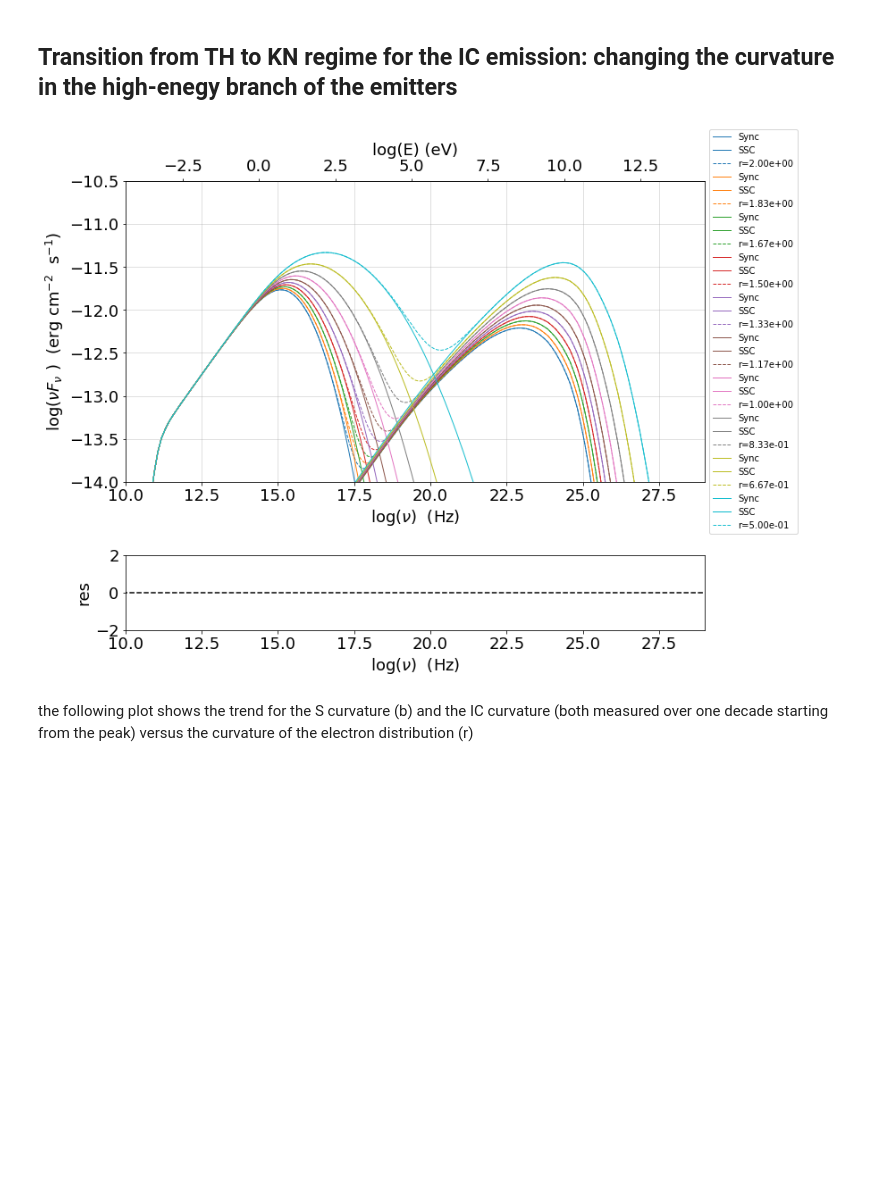
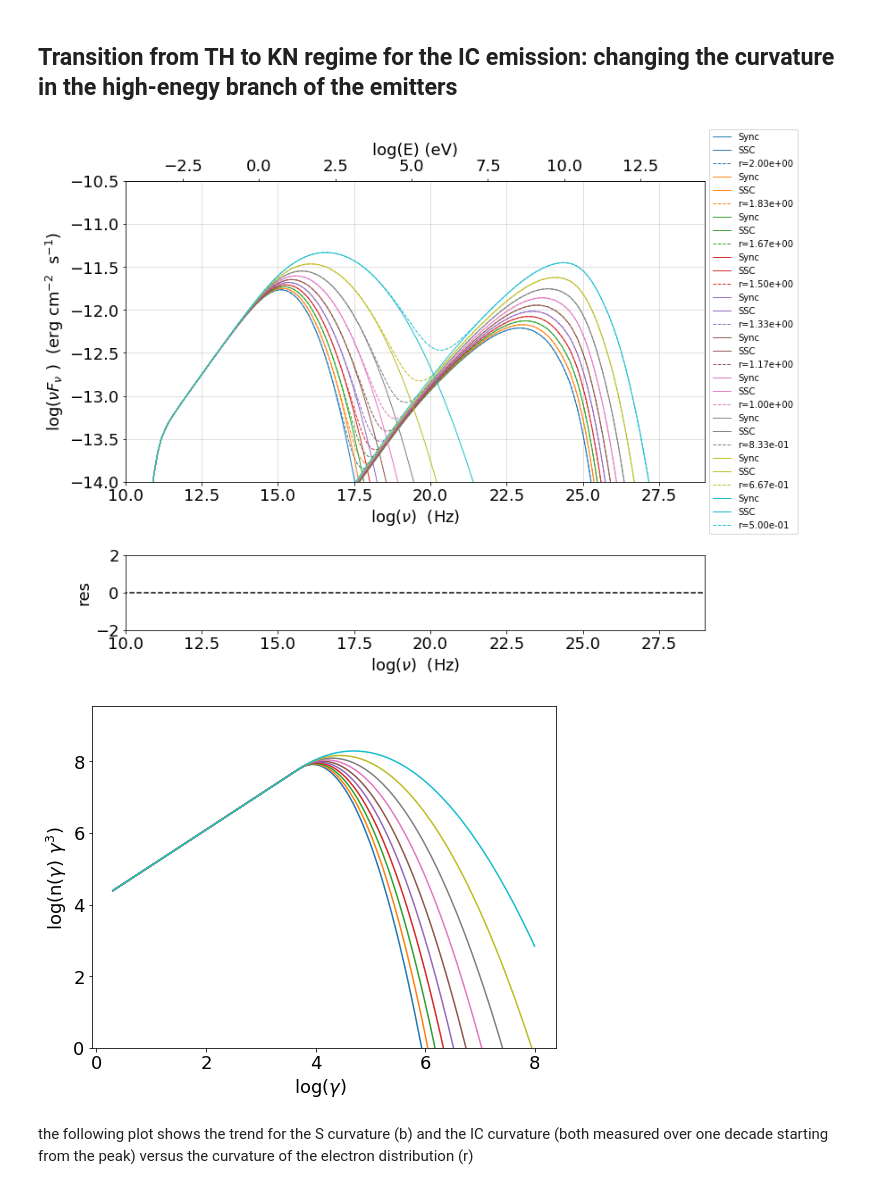
Before and after one commit to andreatramacere/UniGe_HighEnergy_Astrophysics_Lesson, a Jupyter notebook: Tutorial_2.ipynb, the cells around one changed output. Drawn from its saved outputs; the diff is of its cells as text; code cells hidden in the pictures; blank space fills up the shorter version.

```diff
--- a/Tutorial_2.ipynb
+++ b/Tutorial_2.ipynb
@@ -470,7 +475,8 @@ my_jet=Jet(electron_distribution='lppl')
 
 matplotlib.rc('font', **font)
 p=PlotSED(figsize=(12,9))
-
+pe=PlotPdistr()
+pe.fig.set_size_inches(8,6)
 my_jet.parameters.gmax.val=1E8
 my_jet.parameters.gamma0_log_parab.val=5E3
 my_jet.parameters.B.val=.5
@@ -485,34 +491,36 @@ nu_p_S=np.zeros(size)
 nu_p_IC=np.zeros(size)
 nuFnu_p_S=np.zeros(size)
 nuFnu_p_IC=np.zeros(size)
 r_S=np.zeros(size)
 r_S_err=np.zeros(size)
 r_IC=np.zeros(size)
 r_IC_err=np.zeros(size)
 r_values=np.linspace(2.0,0.5,size)
 
 
 
 for ID,r in enumerate(r_values):
 
 
     my_jet.parameters.r.val=r
     my_jet.set_N_from_nuFnu(nu_obs=1E10,nuFnu_obs=1E-14)
     my_jet.eval()
     my_jet.plot_model(p,label='r=%2.2e'%r,color=colors[ID])
     x_p,y_p=my_jet.get_component_peak('Sync',log_log=True)
     (nu_p_S[ID],nuFnu_p_S[ID],r_S[ID]),err=get_log_par_peak(x_p,y_p,my_jet,'Sync',delta_p=[0,1])
     r_S_err[ID]=err[2]
 
     x_p,y_p=my_jet.get_component_peak('SSC',log_log=True)
     (nu_p_IC[ID],nuFnu_p_IC[ID],r_IC[ID]),err=get_log_par_peak(x_p,y_p,my_jet,'SSC',delta_p=[0,1])
     r_IC_err[ID]=err[2]
-
+    my_jet.electron_distribution.plot3p(pe)
 
 
 p.rescale(y_min=-14,y_max=-10.5,x_min=10,x_max=29)
+pe.rescale(y_min=0)
 # %% [output]
 [figure]
+[figure, added]
 # %% [markdown]
 the following plot shows the trend for the S curvature (b) and the IC curvature (both measured over one decade starting from the peak) versus the curvature of the electron distribution (r)
 # %%
```
Also changed, not shown: parts of 9 cells of this notebook, 1 other file.
